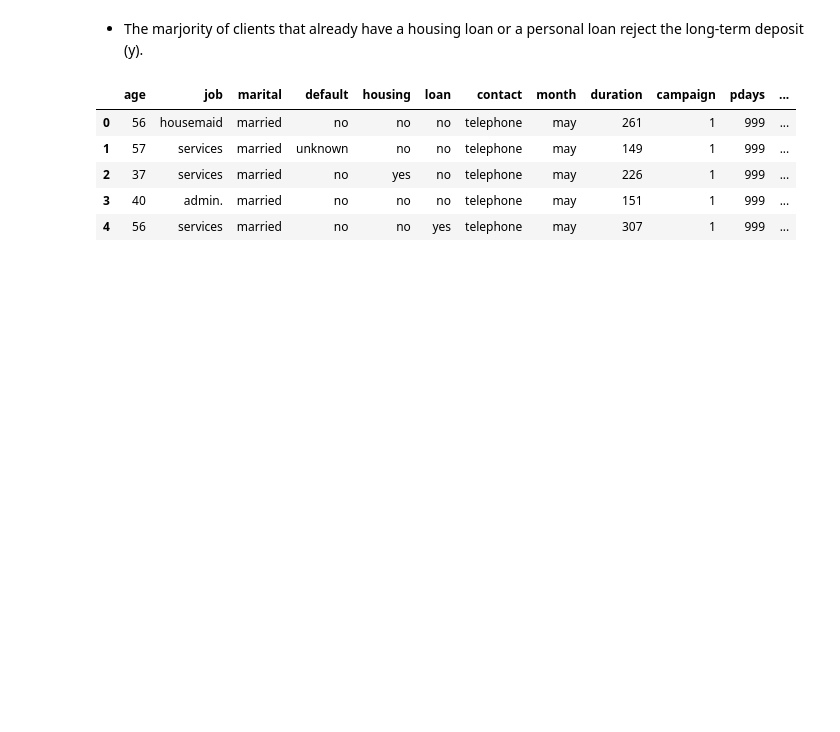
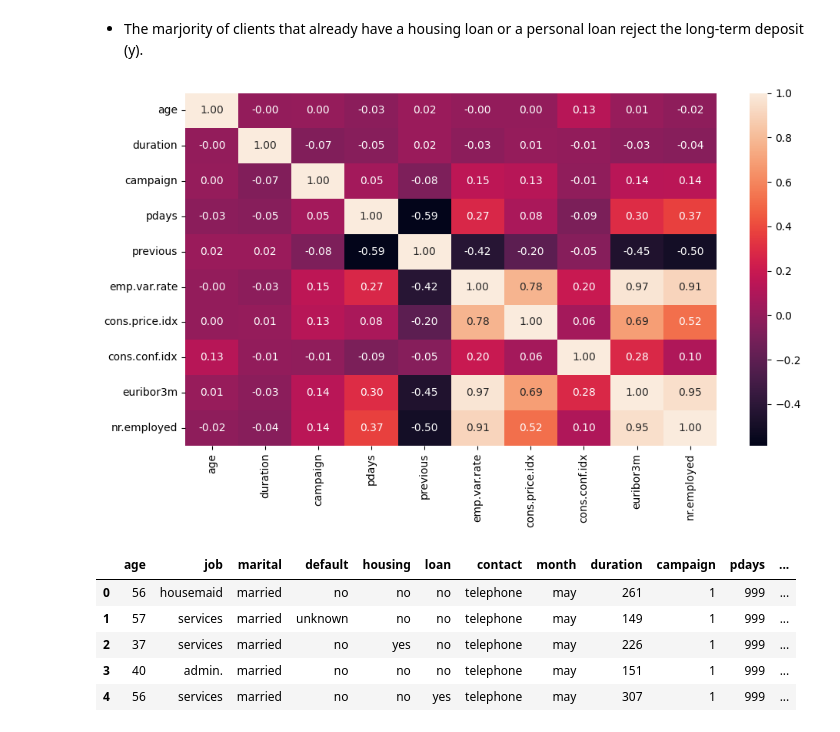
Before and after one commit to 4GeeksAcademy/machine-learning-regresion-logistica-Juli-MM, a Jupyter notebook: src/explore.ipynb, the cells around one changed output. Cells and saved outputs as stored; diff of their text form; code cells hidden in the pictures; blank space fills up the shorter version.

```diff
--- a/src/explore.ipynb
+++ b/src/explore.ipynb
@@ -321,6 +313,22 @@ sns.barplot(x='y', y='count', hue='loan', data=agg_total_data, palette='Accent',
 [figure]
 # %% [markdown]
 - The marjority of clients that already have a housing loan or a personal loan reject the long-term deposit (y).
+# %%
+# Multivariate Analysis
+# Numeric-Numeric Analysis
+# Selected Categorical variables: ['job', 'marital', 'default', 'housing', 'loan', 'contact', 'month', 'y']
+
+fig, axis = plt.subplots(figsize = (10, 6))
+
+sns.heatmap(total_data[numeric_variables].corr(), annot=True, fmt='.2f')
+
+# Adjust Layout
+plt.tight_layout()
+
+# Plot Layout
+plt.show()
+# %% [output]
+[figure, added]
 # %%
 # We will copy the dataset to factorize the categorical variables in a new one:
 
```
Also changed, not shown: parts of 7 cells of this notebook.
